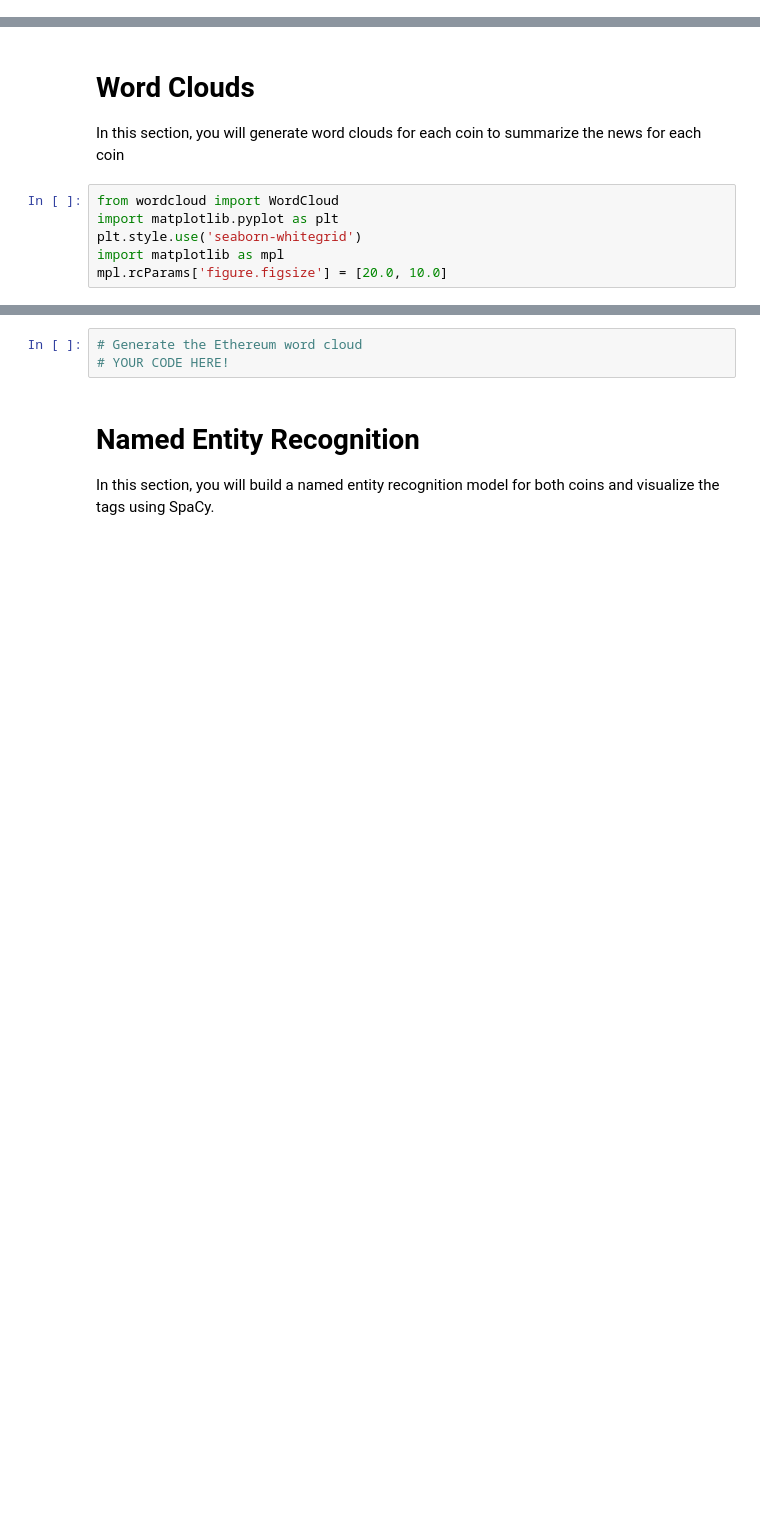
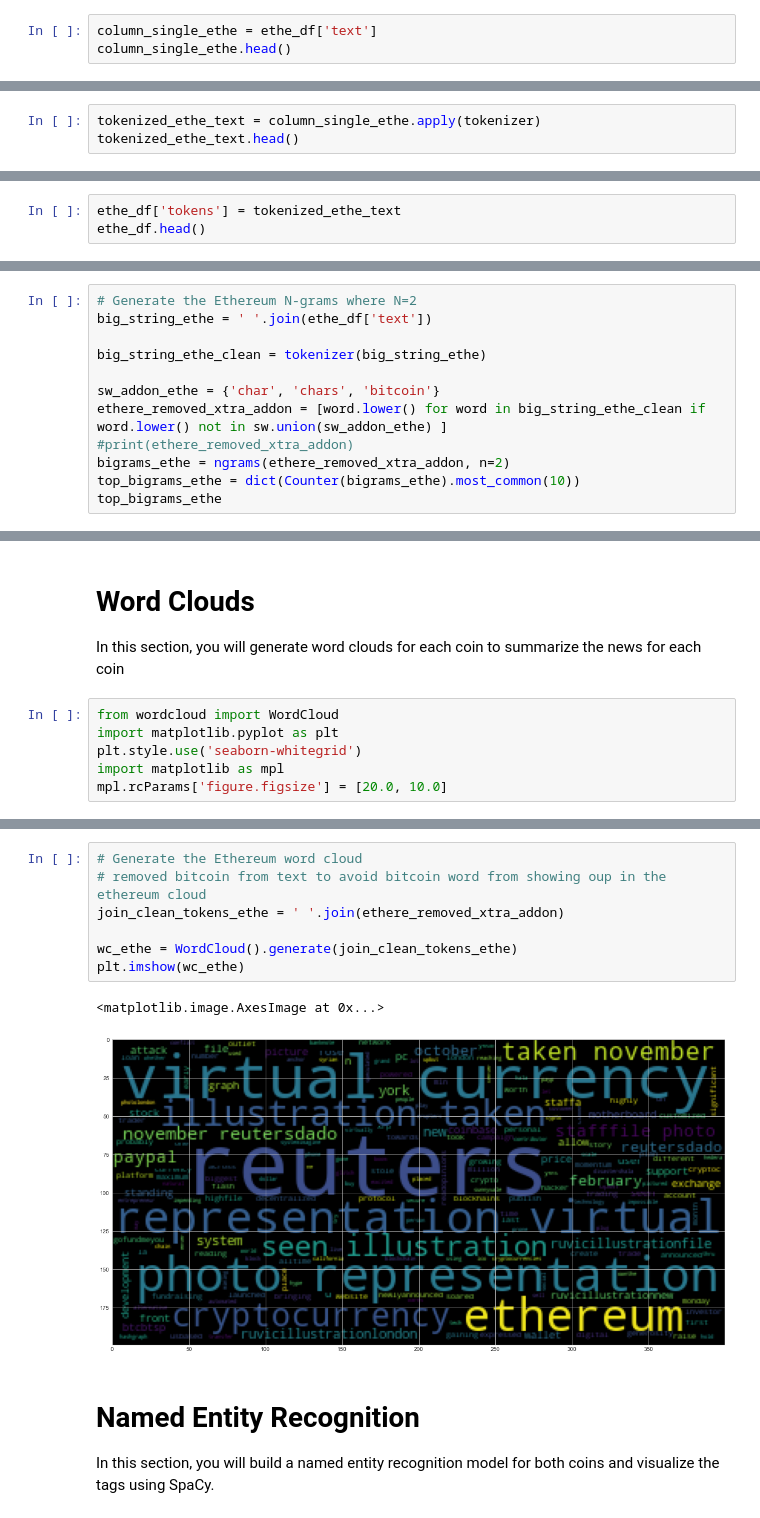
Before and after one commit to CacheKatch/crypto_sentiment_nlp, a Jupyter notebook: Starter_Code/crypto_sentiment.ipynb, the cells around one changed output, grey strips where cells are left out. Cells and saved outputs as stored; diff of their text form; blank space fills up the shorter version.

```diff
--- a/Starter_Code/crypto_sentiment.ipynb
+++ b/Starter_Code/crypto_sentiment.ipynb
@@ -428,0 +435,3 @@ bitcoin_df.head()
+# %%
+column_single_ethe = ethe_df['text']
+column_single_ethe.head()
@@ -428,0 +445,3 @@ bitcoin_df.head()
+# %%
+tokenized_ethe_text = column_single_ethe.apply(tokenizer)
+tokenized_ethe_text.head()
@@ -429,2 +455,5 @@ bitcoin_df.head()
 # %% [markdown]
 ---
+# %%
+ethe_df['tokens'] = tokenized_ethe_text
+ethe_df.head()
@@ -446,0 +499,12 @@ from nltk import ngrams
+# %%
+# Generate the Ethereum N-grams where N=2
+big_string_ethe = ' '.join(ethe_df['text'])
+
+big_string_ethe_clean = tokenizer(big_string_ethe)
+
+sw_addon_ethe = {'char', 'chars', 'bitcoin'}
+ethere_removed_xtra_addon = [word.lower() for word in big_string_ethe_clean if word.lower() not in sw.union(sw_addon_ethe) ]
+#print(ethere_removed_xtra_addon)
+bigrams_ethe = ngrams(ethere_removed_xtra_addon, n=2)
+top_bigrams_ethe = dict(Counter(bigrams_ethe).most_common(10))
+top_bigrams_ethe
@@ -471,6 +577,13 @@ ids =
-# %%
-# Generate the Ethereum word cloud
-# YOUR CODE HERE!
+# %%
+# Generate the Ethereum word cloud
+# removed bitcoin from text to avoid bitcoin word from showing oup in the ethereum cloud
+join_clean_tokens_ethe = ' '.join(ethere_removed_xtra_addon)
+
+wc_ethe = WordCloud().generate(join_clean_tokens_ethe)
+plt.imshow(wc_ethe)
+# %% [output]
+<matplotlib.image.AxesImage at 0x...>
+[figure, added]
 # %% [markdown]
 # Named Entity Recognition
 
```
Also changed, not shown: parts of 28 cells of this notebook.
